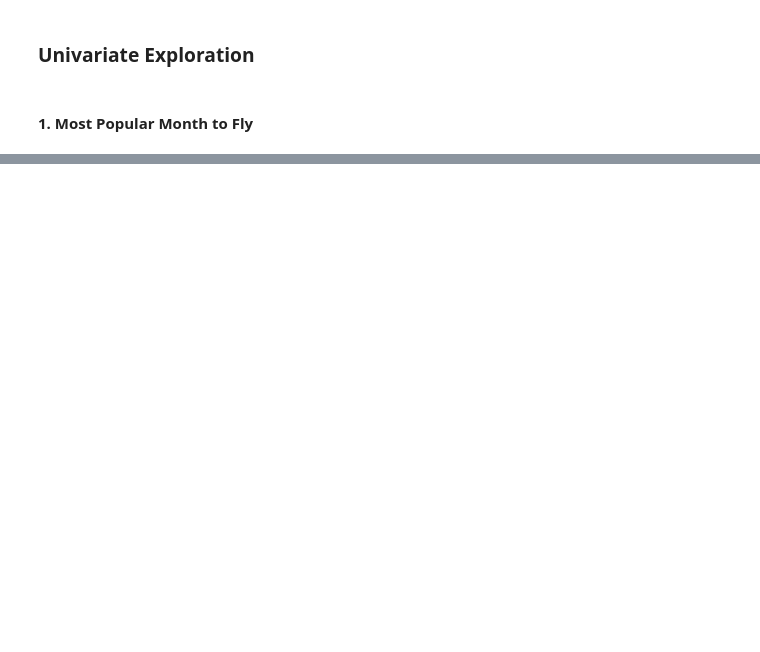
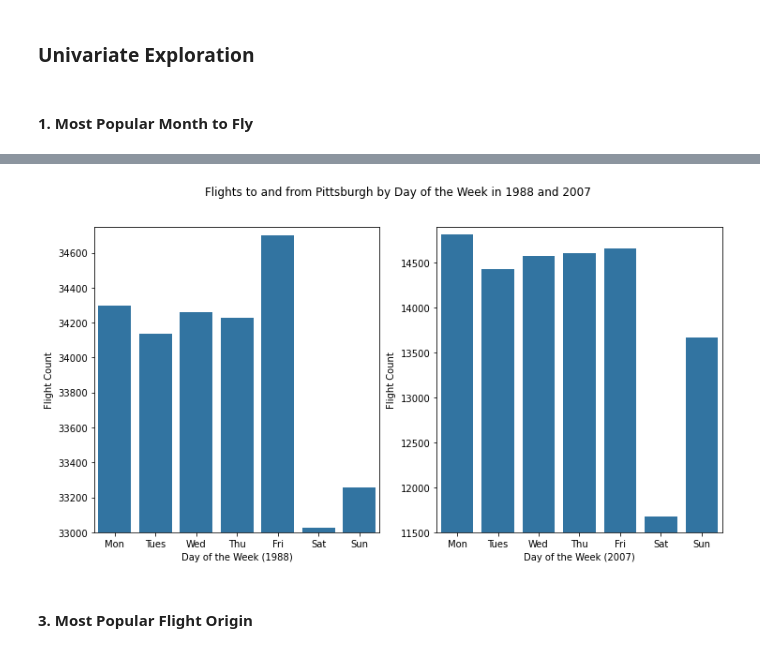
Before and after one commit to Miles-Murphy/vis_final_project, a Jupyter notebook: project_draft.ipynb, the cells around one changed output, grey strips where cells are left out. Drawn from its saved outputs; the diff is of its cells as text; code cells hidden in the pictures; blank space fills up the shorter version.

```diff
--- a/project_draft.ipynb
+++ b/project_draft.ipynb
@@ -623,0 +602,28 @@ g.set_ylim(7000, 9100);
+# %%
+days_of_week = ['Mon', 'Tues', 'Wed', 'Thu', 'Fri', 'Sat', 'Sun']
+base_color = sns.color_palette()[0]
+
+fig = plt.figure(figsize=(12,6))
+fig.suptitle('Flights to and from Pittsburgh by Day of the Week in 1988 and 2007')
+
+plt.subplot(1, 2, 1)
+day_fly_88 = pgh_flights_88['DayOfWeek'].value_counts().sort_index()
+
+g=sns.barplot(x=day_fly_88.index, y=day_fly_88, color=base_color)
+g.set_xticklabels(labels=days_of_week)
+g.set_ylabel('Flight Count')
+g.set_xlabel('Day of the Week (1988)')
+g.set_ylim(33000, 34750);
+
+plt.subplot(1, 2, 2)
+day_fly_07 = pgh_flights_07['DayOfWeek'].value_counts().sort_index()
+
+g=sns.barplot(x=day_fly_07.index, y=day_fly_07, color=base_color)
+g.set_xticklabels(labels=days_of_week)
+g.set_ylabel('Flight Count')
+g.set_xlabel('Day of the Week (2007)')
+g.set_ylim(11500, 14900);
+# %% [output]
+[figure, added]
+# %% [markdown]
+#### 3. Most Popular Flight Origin
```
Also changed, not shown: parts of 24 cells of this notebook.
